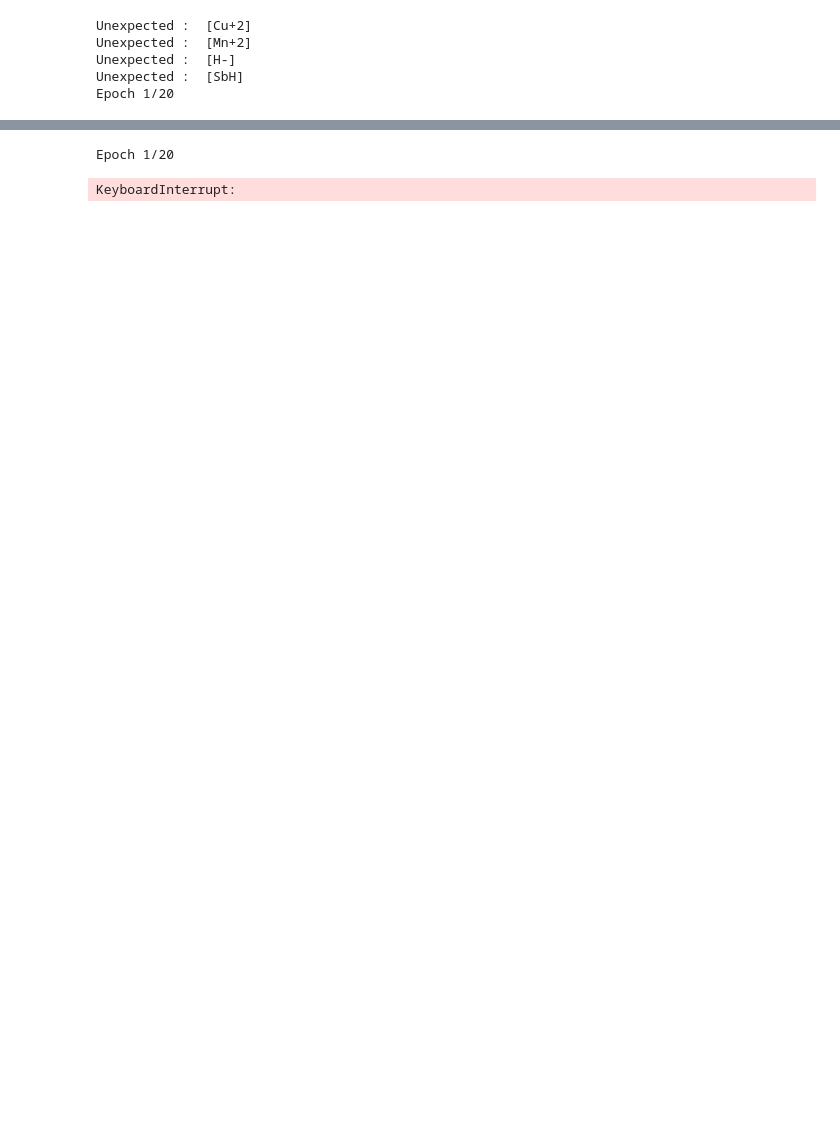
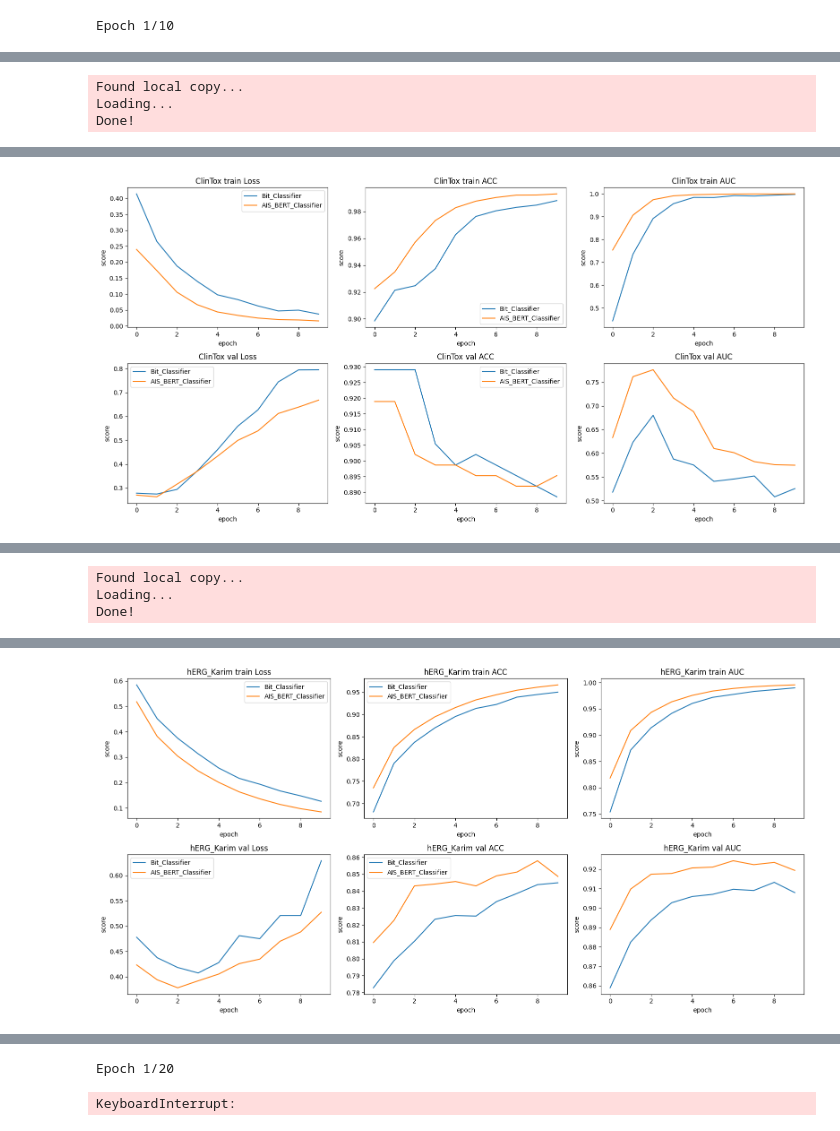
Before and after one commit to pop756/QM, a Jupyter notebook: excute tensor.ipynb, the cells around one changed output, grey strips where cells are left out. Drawn from its saved outputs; the diff is of its cells as text; code cells hidden in the pictures; blank space fills up the shorter version.

```diff
--- a/excute tensor.ipynb
+++ b/excute tensor.ipynb
@@ -4,21 +17,17 @@ from execute_tensor import execute as exe
 # %%
-tox_names = ['hERG','AMES',"Carcinogens_Lagunin",'ClinTox','hERG_Karim']
-tokens = ['SMILE','AIS']
+tox_names = ['ClinTox','hERG_Karim']
+tokens = ['AIS']
 BERT_names = []
 
 for token in tokens:
     BERT_names.append(token+"_BERT_Classifier")
 
 for tox_name in tox_names:
-    tox_execute = exe(tox_name,0.2,552,epoch=20,batch=32,tokens=tokens)
+    tox_execute = exe(tox_name,0.2,552,epoch=10,batch=32,tokens=tokens)
     tox_execute.forward()
     globals()['tox_execute_'+tox_name] = tox_execute
 
-    models = {tox_execute.Bit:'Bit_Classifier',tox_execute.BERTs[0]:BERT_names[0],tox_execute.BERTs[1]:BERT_names[1]}
-    execute.plot_history(models,tox_name,['SMILE_AIS'])
+    models = {tox_execute.Bit:'Bit_Classifier',tox_execute.BERTs[0]:BERT_names[0]}
+    execute.plot_history(models,tox_name,['AIS'])
 # %% [output]
-Unexpected :  [Cu+2]
-Unexpected :  [Mn+2]
-Unexpected :  [H-]
-Unexpected :  [SbH]
-Epoch 1/20
+Epoch 1/10
@@ -25,0 +58,3 @@ KeyboardInterrupt:
+Found local copy...
+Loading...
+Done!
@@ -25,0 +81 @@ KeyboardInterrupt:
+[figure, added]
@@ -25,0 +102,3 @@ KeyboardInterrupt:
+Found local copy...
+Loading...
+Done!
@@ -25,0 +125 @@ KeyboardInterrupt:
+[figure, added]
```
Also changed, not shown: parts of 24 cells of this notebook, 35 other files.
